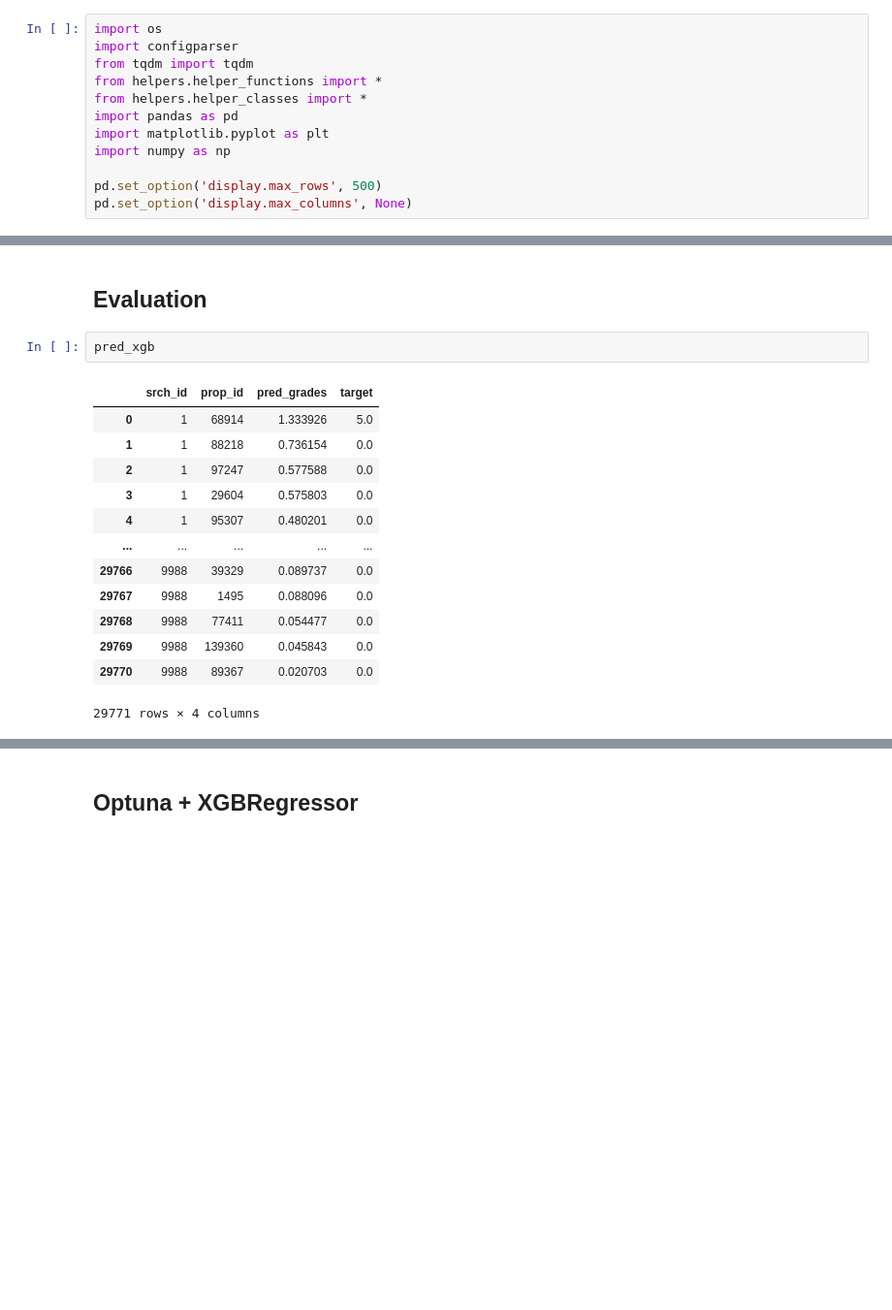
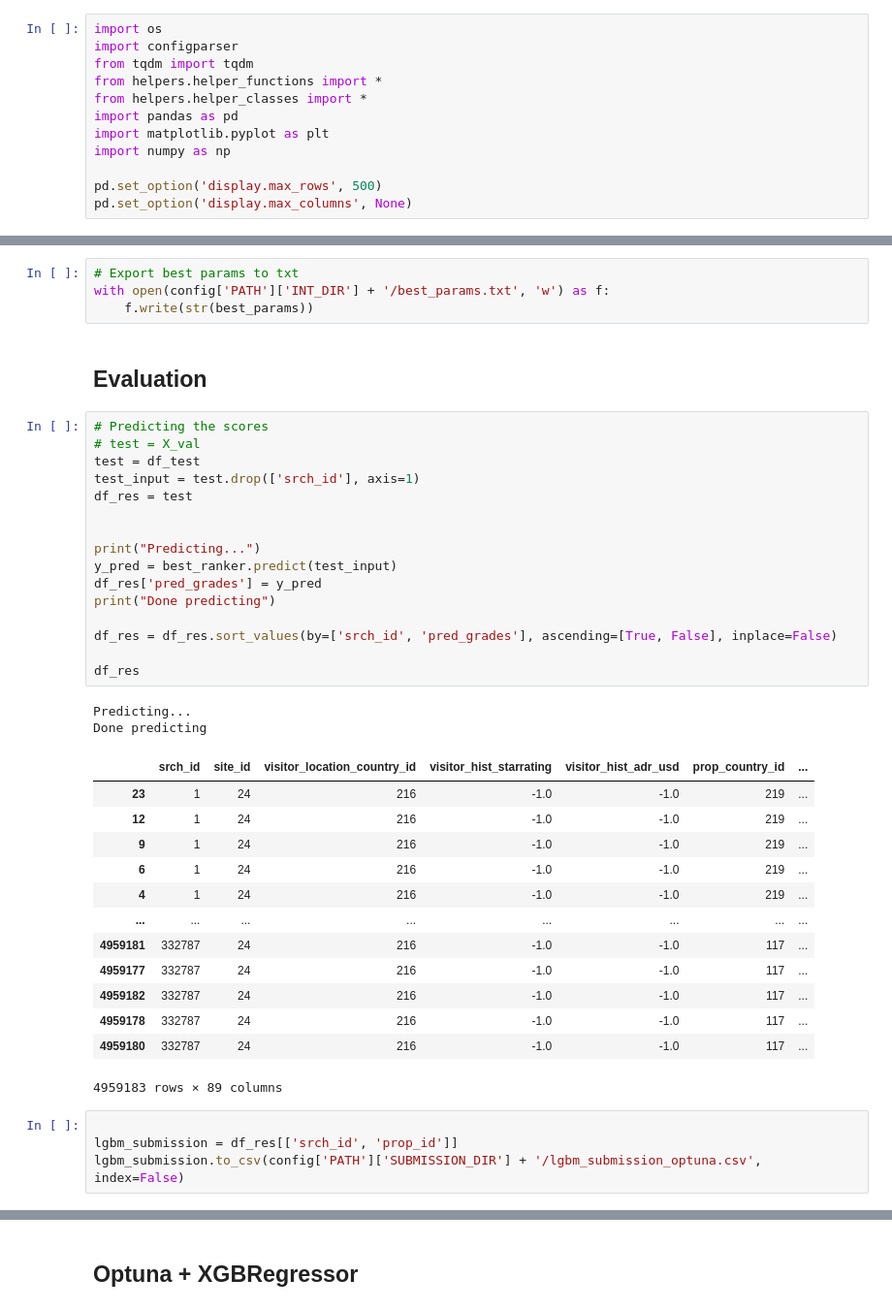
Before and after one commit to rapsac2010/learning-to-rank-expedia-vu, a Jupyter notebook: src/eda_ch.ipynb, the cells around one changed output, grey strips where cells are left out. Shown at 97% size. Cells and saved outputs as stored; diff of their text form; blank space fills up the shorter version.

```diff
--- a/src/eda_ch.ipynb
+++ b/src/eda_ch.ipynb
@@ -234,20 +385,44 @@ Training XGB
+# %%
+# Export best params to txt
+with open(config['PATH']['INT_DIR'] + '/best_params.txt', 'w') as f:
+    f.write(str(best_params))
 # %% [markdown]
 ## Evaluation
-# %%
-pred_xgb
-# %% [output]
-|  | srch_id | prop_id | pred_grades | target |
-| 0 | 1 | 68914 | 1.333926 | 5.0 |
-| 1 | 1 | 88218 | 0.736154 | 0.0 |
-| 2 | 1 | 97247 | 0.577588 | 0.0 |
-| 3 | 1 | 29604 | 0.575803 | 0.0 |
-| 4 | 1 | 95307 | 0.480201 | 0.0 |
-| ... | ... | ... | ... | ... |
-| 29766 | 9988 | 39329 | 0.089737 | 0.0 |
-| 29767 | 9988 | 1495 | 0.088096 | 0.0 |
-| 29768 | 9988 | 77411 | 0.054477 | 0.0 |
-| 29769 | 9988 | 139360 | 0.045843 | 0.0 |
-| 29770 | 9988 | 89367 | 0.020703 | 0.0 |
-29771 rows × 4 columns
+# %%
+# Predicting the scores
+# test = X_val
+test = df_test
+test_input = test.drop(['srch_id'], axis=1)
+df_res = test
+
+
+print("Predicting...")
+y_pred = best_ranker.predict(test_input)
+df_res['pred_grades'] = y_pred
+print("Done predicting")
+
+df_res = df_res.sort_values(by=['srch_id', 'pred_grades'], ascending=[True, False], inplace=False)
+
+df_res
+# %% [output]
+Predicting...
+Done predicting
+|  | srch_id | site_id | visitor_location_country_id | visitor_hist_starrating | visitor_hist_adr_usd | prop_country_id | ... |
+| 23 | 1 | 24 | 216 | -1.0 | -1.0 | 219 | ... |
+| 12 | 1 | 24 | 216 | -1.0 | -1.0 | 219 | ... |
+| 9 | 1 | 24 | 216 | -1.0 | -1.0 | 219 | ... |
+| 6 | 1 | 24 | 216 | -1.0 | -1.0 | 219 | ... |
+| 4 | 1 | 24 | 216 | -1.0 | -1.0 | 219 | ... |
+| ... | ... | ... | ... | ... | ... | ... | ... |
+| 4959181 | 332787 | 24 | 216 | -1.0 | -1.0 | 117 | ... |
+| 4959177 | 332787 | 24 | 216 | -1.0 | -1.0 | 117 | ... |
+| 4959182 | 332787 | 24 | 216 | -1.0 | -1.0 | 117 | ... |
+| 4959178 | 332787 | 24 | 216 | -1.0 | -1.0 | 117 | ... |
+| 4959180 | 332787 | 24 | 216 | -1.0 | -1.0 | 117 | ... |
+4959183 rows × 89 columns
+# %%
+
+lgbm_submission = df_res[['srch_id', 'prop_id']]
+lgbm_submission.to_csv(config['PATH']['SUBMISSION_DIR'] + '/lgbm_submission_optuna.csv', index=False)
 # %%
 # print(f"RF: {calc_NDCG(test_ideal, pred_ideal_rf)}\n,XGB: {calc_NDCG(test_ideal, pred_xgb_optimized)},\nRandom: {calc_NDCG(test_ideal, pred_random)}")
```
Also changed, not shown: parts of 19 cells of this notebook, 3 other files.
